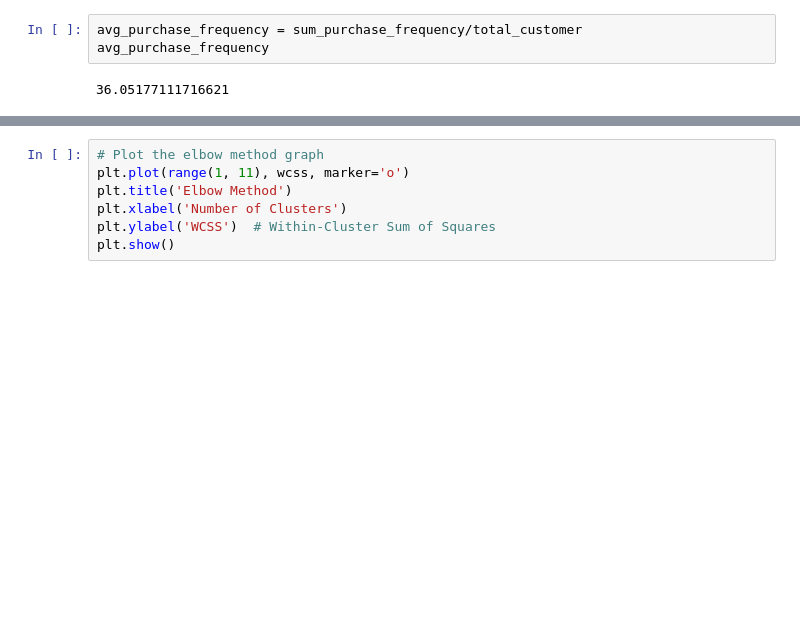
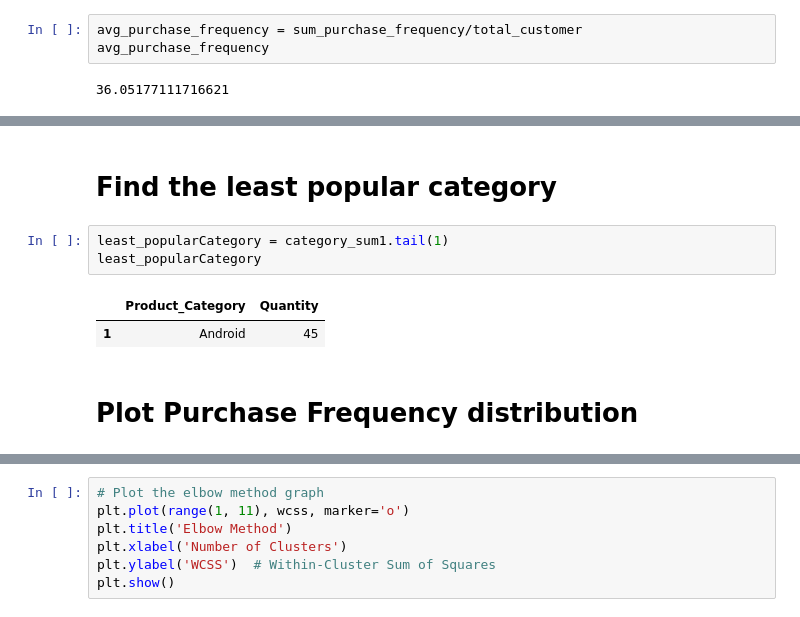
Before and after one commit to SoLitaP/DS-Final-Project, a Jupyter notebook: DS-Project.ipynb, the cells around one changed output, grey strips where cells are left out. Saved outputs shown, nothing was run; the diff lists cells and outputs as text; blank space fills up the shorter version.

```diff
--- a/DS-Project.ipynb
+++ b/DS-Project.ipynb
@@ -316 +333,11 @@ median_purchase_frequency
+# %% [markdown]
+# Find the least popular category
+# %%
+least_popularCategory = category_sum1.tail(1)
+least_popularCategory
+# %% [output]
+|  | Product_Category | Quantity |
+| 1 | Android | 45 |
+# %% [markdown]
+# Plot Purchase Frequency distribution
 # %%
```
Also changed, not shown: parts of 46 cells of this notebook.
